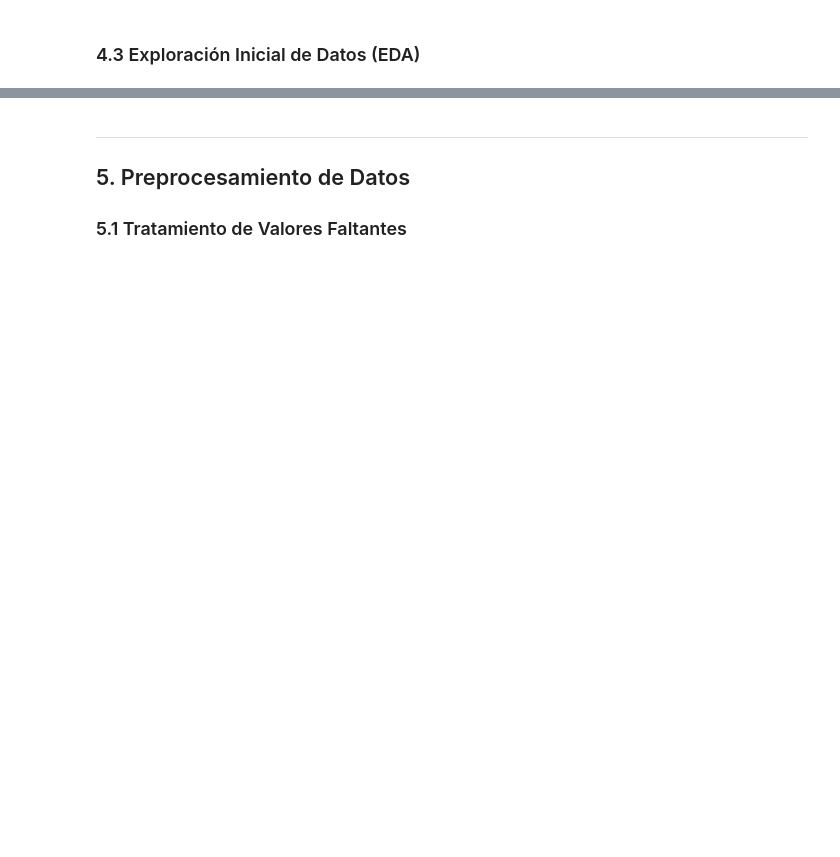
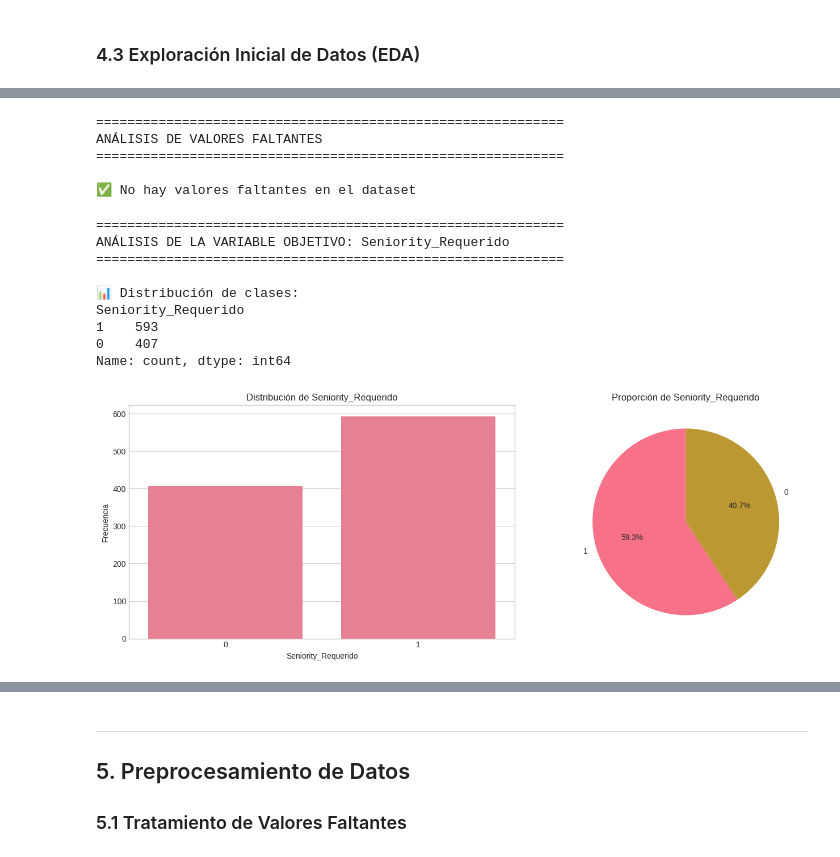
Before and after one commit to jasme18/DL-Final-Machero-Jacqueline, a Jupyter notebook: final_project.ipynb, the cells around one changed output, grey strips where cells are left out. Saved outputs shown, nothing was run; the diff lists cells and outputs as text; code cells hidden in the pictures; blank space fills up the shorter version.

```diff
--- a/final_project.ipynb
+++ b/final_project.ipynb
@@ -234,11 +277,52 @@ print(f"   Ruta base del proyecto: {BASE_PATH}")
 # df = pd.DataFrame(data.data, columns=data.feature_names)
 # df['target'] = data.target
 
+# Proyecto Final: Salesforce DataSet (1000 registros para efectos del estudio)
+import pandas as pd
+import numpy as np
+
+# 1. Configuración de parámetros
+n_tickets = 1000
+np.random.seed(42)
+
+# 2. Definición de categorías de Salesforce
+nubes = ['Sales Cloud', 'Service Cloud', 'Marketing Cloud', 'CRM Analytics', 'Commerce Cloud', 'Health Cloud']
+tipos_demanda = ['Configuración Estándar', 'Desarrollo Apex', 'LWC/Componentes', 'Integración API', 'Reportes/Dashboards']
+
+# 3. Generación de datos aleatorios con lógica de negocio
+data = {
+    'Ticket_ID': range(101, 101 + n_tickets),
+    'Nube': np.random.choice(nubes, n_tickets),
+    'Tipo_Demanda': np.random.choice(tipos_demanda, n_tickets, p=[0.3, 0.2, 0.2, 0.2, 0.1]),
+    'Metadatos_Afectados': np.random.randint(1, 15, n_tickets),
+    'Lineas_Codigo_Estimadas': np.random.poisson(20, n_tickets),
+    'Backlog_Equipo_Horas': np.random.uniform(10, 100, n_tickets)
+}
+
+df = pd.DataFrame(data)
+
+# 4. Crear las variables objetivo (Targets) basadas en reglas
+# Regla para Seniority: Si es Apex, LWC o Integración -> Semi-Senior (1), sino Junior (0)
+df['Seniority_Requerido'] = df['Tipo_Demanda'].apply(
+    lambda x: 1 if x in ['Desarrollo Apex', 'LWC/Componentes', 'Integración API'] else 0
+)
+
+# Regla para Esfuerzo (Horas): Depende de metadatos y tipo de demanda
+df['Esfuerzo_Horas'] = (df['Metadatos_Afectados'] * 1.5) + (df['Seniority_Requerido'] * 5) + np.random.normal(2, 1, n_tickets)
+df['Esfuerzo_Horas'] = df['Esfuerzo_Horas'].clip(lower=1).round(1)
+
+# 5. Guardar para cumplir con la estructura del curso
+df.to_csv('salesforce_tickets_dataset.csv', index=False)
+
+# Mostrar los primeros registros
+print("Dataset generado con éxito para el Triage de Salesforce:")
+df.head()
+
 # =====================================================
 # COMPLETE AQUÍ: Cargue su dataset
 # =====================================================
 
-# df = pd.read_csv('...')  # Descomente y complete
+df = pd.read_csv('salesforce_tickets_dataset.csv')  # Descomente y complete
 
 print(f"✅ Dataset cargado exitosamente")
 print(f"   Dimensiones: {df.shape[0]:,} filas × {df.shape[1]} columnas")
@@ -312,13 +450,19 @@ if len(missing_data) > 0:
     plt.show()
 else:
     print("\n✅ No hay valores faltantes en el dataset")
+# %% [output]
+============================================================
+ANÁLISIS DE VALORES FALTANTES
+============================================================
+
+✅ No hay valores faltantes en el dataset
 # %%
 # =====================================================
 # ANÁLISIS DE LA VARIABLE OBJETIVO
 # =====================================================
 
 # COMPLETE: Especifique el nombre de su variable objetivo
-TARGET_COLUMN = 'target'  # Cambie 'target' por el nombre de su variable objetivo
+TARGET_COLUMN = 'Seniority_Requerido'  # Cambie 'target' por el nombre de su variable objetivo
 
 print("=" * 60)
 print(f"ANÁLISIS DE LA VARIABLE OBJETIVO: {TARGET_COLUMN}")
@@ -341,33 +485,44 @@ if df[TARGET_COLUMN].dtype == 'object' or df[TARGET_COLUMN].nunique() < 20:
 
     # Gráfico de pastel
     axes[1].pie(class_dist.values, labels=class_dist.index, autopct='%1.1f%%', startangle=90)
     axes[1].set_title(f'Proporción de {TARGET_COLUMN}')
 
     plt.tight_layout()
     plt.show()
 
     # Verificar desbalance
     imbalance_ratio = class_dist.max() / class_dist.min()
     if imbalance_ratio > 3:
         print(f"\n⚠️ ADVERTENCIA: Dataset desbalanceado (ratio {imbalance_ratio:.2f}:1)")
         print("   Considere técnicas de balanceo: SMOTE, undersampling, class weights")
 else:
     # Para regresión
     print("\n📊 Estadísticas de la variable objetivo:")
     print(df[TARGET_COLUMN].describe())
 
     fig, axes = plt.subplots(1, 2, figsize=(14, 5))
 
     # Histograma
     sns.histplot(df[TARGET_COLUMN], kde=True, ax=axes[0])
     axes[0].set_title(f'Distribución de {TARGET_COLUMN}')
 
     # Box plot
     sns.boxplot(y=df[TARGET_COLUMN], ax=axes[1])
     axes[1].set_title(f'Box Plot de {TARGET_COLUMN}')
 
     plt.tight_layout()
     plt.show()
+# %% [output]
+============================================================
+ANÁLISIS DE LA VARIABLE OBJETIVO: Seniority_Requerido
+============================================================
+
+📊 Distribución de clases:
+Seniority_Requerido
+1    593
+0    407
+Name: count, dtype: int64
+[figure, added]
 # %%
 # =====================================================
 # ANÁLISIS DE CORRELACIONES
```
Also changed, not shown: parts of 45 cells of this notebook.
